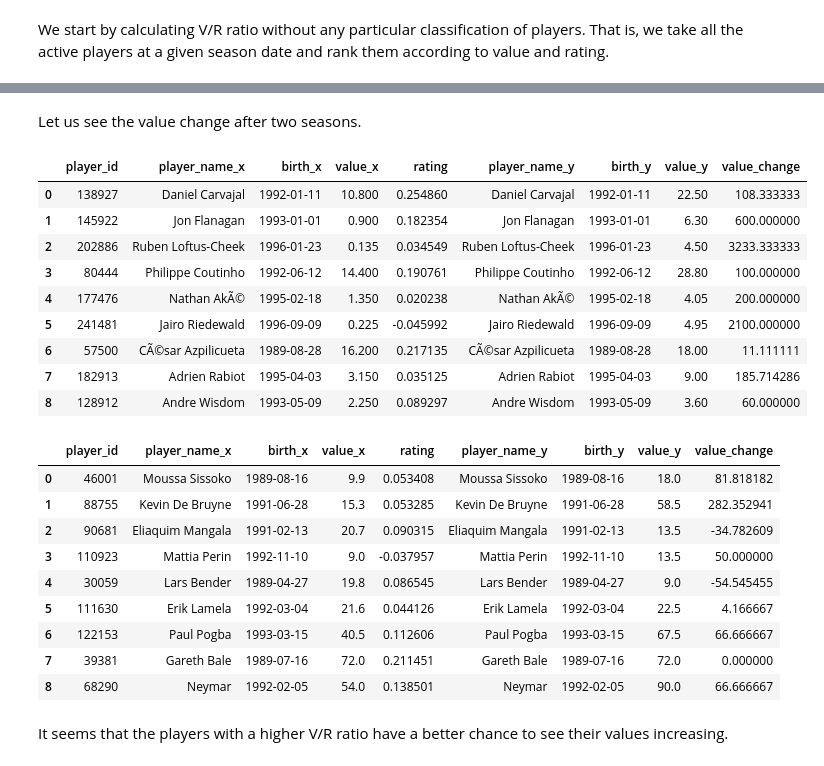
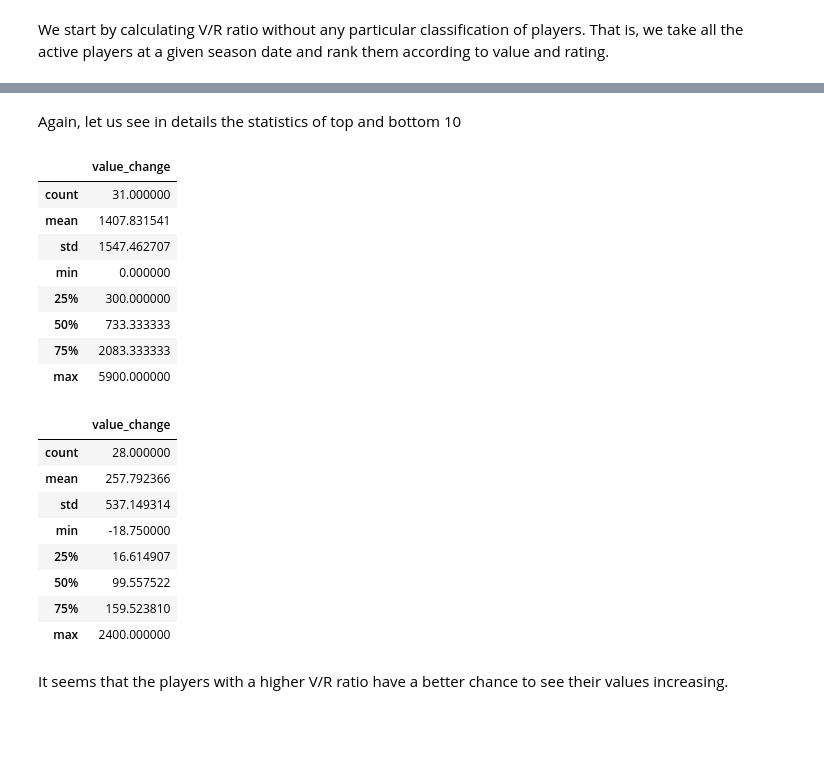
Before and after one commit to GioPan/rating-based-value-prediction, a Jupyter notebook: notebooks/value_rating_ratio.ipynb, the cells around one changed output, grey strips where cells are left out. Saved outputs shown, nothing was run; the diff lists cells and outputs as text; code cells hidden in the pictures; blank space fills up the shorter version.

```diff
--- a/notebooks/value_rating_ratio.ipynb
+++ b/notebooks/value_rating_ratio.ipynb
@@ -161,13 +162,14 @@ Let us create a function that does all these steps and returns the $n$ best play
 # %%
-def get_best_players(values:pd.DataFrame, ratings:pd.DataFrame,year:int,ranked_by='rating'):
+def get_best_players(values:pd.DataFrame, ratings:pd.DataFrame,year:int,ranked_by='rating',ascending=True):
     # First it selects the records for the appropriate year
     v = values.loc[values['year']  == year,['player_id','player_name','macro_role','birth','value']]
     r = ratings.loc[ratings['year']  == year,['player_id','rating','peak_rating','minutes_played']]
     data = r.merge(v,on='player_id', how='inner')
-    data['rank_'+ranked_by] = data[ranked_by].rank(pct=True,ascending=False,method='average',na_option='bottom')
-    data['rank_value'] = data['value'].rank(pct=True,ascending=False,method='average',na_option='bottom')
+    data['rank_'+ranked_by] = data[ranked_by].rank(pct=True,ascending=ascending,method='average',na_option='bottom')
+    data['rank_value'] = data['value'].rank(pct=True,ascending=ascending,method='average',na_option='bottom')
     data['V/R_'+ranked_by] = data.apply(lambda row: row['rank_value']/row['rank_'+ranked_by],axis=1)
-    data = data.sort_values(by=['V/R_'+ranked_by],ascending=False)
+    data['rank_V/R'] = data['V/R_'+ranked_by].rank(pct=True,ascending=ascending,method='average',na_option='bottom')
+    data = data.sort_values(by=['V/R_'+ranked_by],ascending=ascending)
     return data
 # %%
 p14 = get_best_players(values = values,ratings=ratings,year=2014,ranked_by='peak_rating')
@@ -194,0 +193,7 @@ p14bottom = p14.tail(n=10)
+# %%
+def position(x:float):
+    for i in [10,20,30,40,50,60,70,80,90,100]:
+        if x <= i/100:
+            return 'top'+str(i)
+p14['position'] = p14.apply(lambda row: position(row['rank_V/R']),axis=1)
+p14
@@ -194,0 +270,5 @@ p14bottom = p14.tail(n=10)
+# %%
+year = 2016
+change = p14.loc[:,['player_id','player_name','birth','value','rating','position']].merge(values.loc[values['year']==year,['player_id','player_name','birth','value']],on='player_id', how='inner')
+change['value_change'] = change.apply(lambda row:100* (row['value_y']-row['value_x'])/row['value_x'],axis=1)
+change
@@ -195,35 +295,29 @@ p14bottom = p14.tail(n=10)
 # %% [markdown]
-Let us see the value change after two seasons.
+Again, let us see in details the statistics of top and bottom 10
 # %%
-change_top = p14top.loc[:,['player_id','player_name','birth','value','rating']].merge(values.loc[values['year']==2016,['player_id','player_name','birth','value']],on='player_id', how='inner')
-change_top['value_change'] = change_top.apply(lambda row:100* (row['value_y']-row['value_x'])/row['value_x'],axis=1)
-change_top
+change.loc[change['position']== 'top10',['value_change']].describe()
 # %% [output]
-|  | player_id | player_name_x | birth_x | value_x | rating | player_name_y | birth_y | value_y | value_change |
-| 0 | 138927 | Daniel Carvajal | 1992-01-11 | 10.800 | 0.254860 | Daniel Carvajal | 1992-01-11 | 22.50 | 108.333333 |
-| 1 | 145922 | Jon Flanagan | 1993-01-01 | 0.900 | 0.182354 | Jon Flanagan | 1993-01-01 | 6.30 | 600.000000 |
-| 2 | 202886 | Ruben Loftus-Cheek | 1996-01-23 | 0.135 | 0.034549 | Ruben Loftus-Cheek | 1996-01-23 | 4.50 | 3233.333333 |
-| 3 | 80444 | Philippe Coutinho | 1992-06-12 | 14.400 | 0.190761 | Philippe Coutinho | 1992-06-12 | 28.80 | 100.000000 |
-| 4 | 177476 | Nathan AkÃ© | 1995-02-18 | 1.350 | 0.020238 | Nathan AkÃ© | 1995-02-18 | 4.05 | 200.000000 |
-| 5 | 241481 | Jairo Riedewald | 1996-09-09 | 0.225 | -0.045992 | Jairo Riedewald | 1996-09-09 | 4.95 | 2100.000000 |
-| 6 | 57500 | CÃ©sar Azpilicueta | 1989-08-28 | 16.200 | 0.217135 | CÃ©sar Azpilicueta | 1989-08-28 | 18.00 | 11.111111 |
-| 7 | 182913 | Adrien Rabiot | 1995-04-03 | 3.150 | 0.035125 | Adrien Rabiot | 1995-04-03 | 9.00 | 185.714286 |
-| 8 | 128912 | Andre Wisdom | 1993-05-09 | 2.250 | 0.089297 | Andre Wisdom | 1993-05-09 | 3.60 | 60.000000 |
+|  | value_change |
+| count | 31.000000 |
+| mean | 1407.831541 |
+| std | 1547.462707 |
+| min | 0.000000 |
+| 25% | 300.000000 |
+| 50% | 733.333333 |
+| 75% | 2083.333333 |
+| max | 5900.000000 |
 # %%
-change_bottom = p14bottom.loc[:,['player_id','player_name','birth','value','rating']].merge(values.loc[values['year']==2017,['player_id','player_name','birth','value']],on='player_id', how='inner')
-change_bottom['value_change'] = change_bottom.apply(lambda row:100* (row['value_y']-row['value_x'])/row['value_x'],axis=1)
-change_bottom
+change.loc[change['position']== 'top100',['value_change']].describe()
 # %% [output]
-|  | player_id | player_name_x | birth_x | value_x | rating | player_name_y | birth_y | value_y | value_change |
-| 0 | 46001 | Moussa Sissoko | 1989-08-16 | 9.9 | 0.053408 | Moussa Sissoko | 1989-08-16 | 18.0 | 81.818182 |
-| 1 | 88755 | Kevin De Bruyne | 1991-06-28 | 15.3 | 0.053285 | Kevin De Bruyne | 1991-06-28 | 58.5 | 282.352941 |
-| 2 | 90681 | Eliaquim Mangala | 1991-02-13 | 20.7 | 0.090315 | Eliaquim Mangala | 1991-02-13 | 13.5 | -34.782609 |
-| 3 | 110923 | Mattia Perin | 1992-11-10 | 9.0 | -0.037957 | Mattia Perin | 1992-11-10 | 13.5 | 50.000000 |
-| 4 | 30059 | Lars Bender | 1989-04-27 | 19.8 | 0.086545 | Lars Bender | 1989-04-27 | 9.0 | -54.545455 |
-| 5 | 111630 | Erik Lamela | 1992-03-04 | 21.6 | 0.044126 | Erik Lamela | 1992-03-04 | 22.5 | 4.166667 |
-| 6 | 122153 | Paul Pogba | 1993-03-15 | 40.5 | 0.112606 | Paul Pogba | 1993-03-15 | 67.5 | 66.666667 |
-| 7 | 39381 | Gareth Bale | 1989-07-16 | 72.0 | 0.211451 | Gareth Bale | 1989-07-16 | 72.0 | 0.000000 |
-| 8 | 68290 | Neymar | 1992-02-05 | 54.0 | 0.138501 | Neymar | 1992-02-05 | 90.0 | 66.666667 |
+|  | value_change |
+| count | 28.000000 |
+| mean | 257.792366 |
+| std | 537.149314 |
+| min | -18.750000 |
+| 25% | 16.614907 |
+| 50% | 99.557522 |
+| 75% | 159.523810 |
+| max | 2400.000000 |
 # %% [markdown]
 It seems that the players with a higher V/R ratio have a better chance to see their values increasing.
 # %% [markdown]
```
Also changed, not shown: parts of 15 cells of this notebook.
